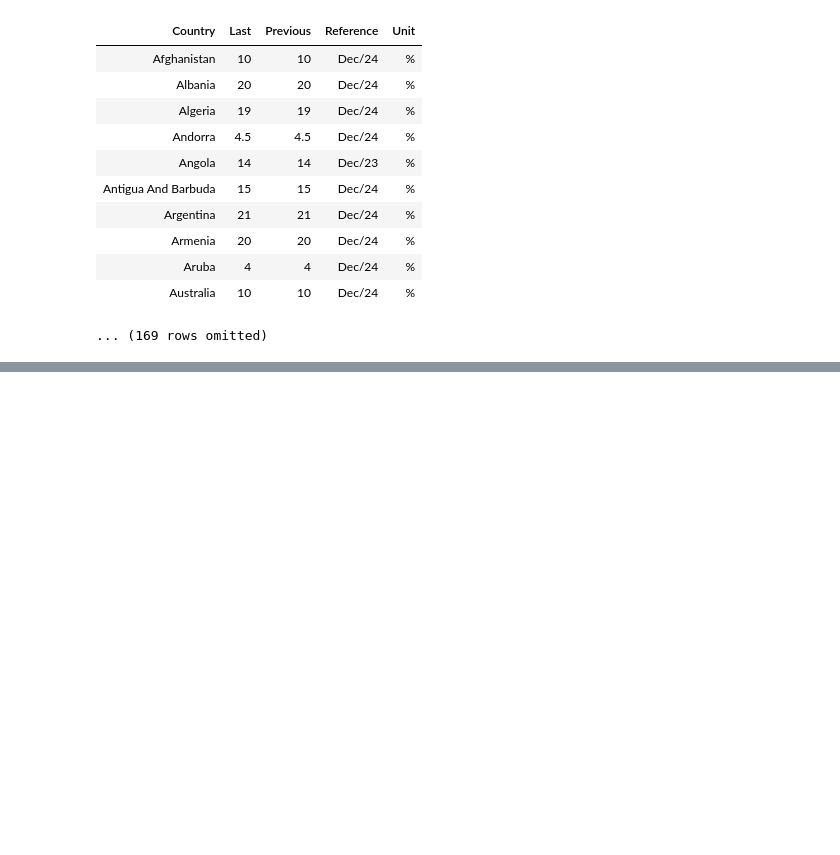
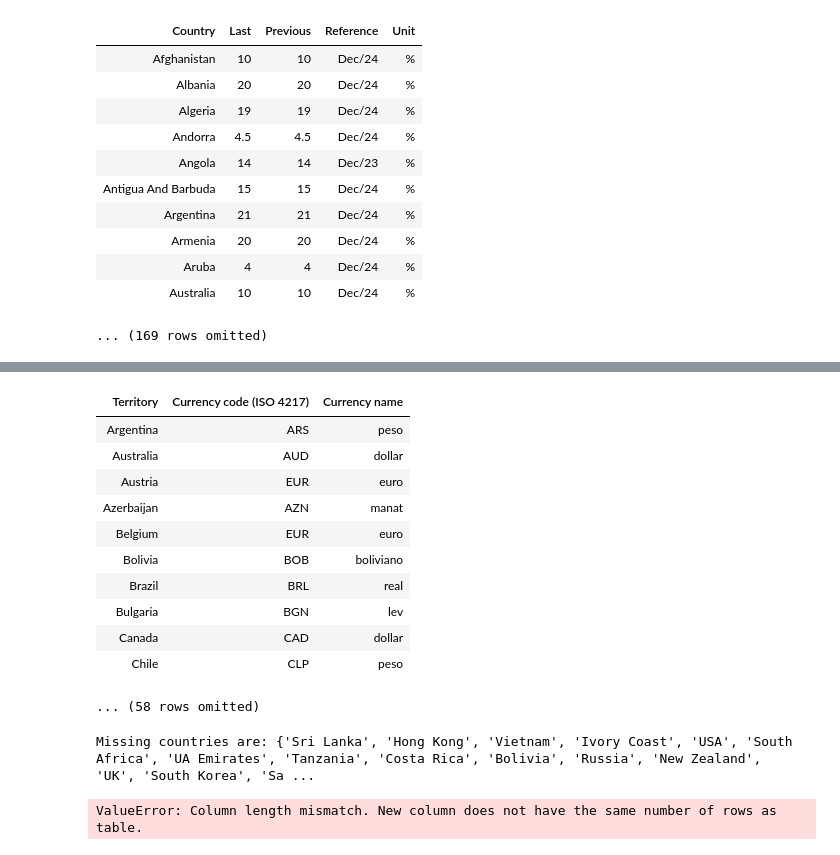
Before and after one commit to aneesakram/CMPUT-191---A3, a Jupyter notebook: work.ipynb, the cells around one changed output, grey strips where cells are left out. Saved outputs shown, nothing was run; the diff lists cells and outputs as text; code cells hidden in the pictures; blank space fills up the shorter version.

```diff
--- a/work.ipynb
+++ b/work.ipynb
@@ -90,0 +217,30 @@ currency_table
+# %%
+final_currency_table = currency_table.where("Territory", lambda c: c in egg_price_table.column('Countries'))
+#final_currency_table = final_currency_table.drop(["Number", "Currency"])
+final_currency_table
+# %% [output]
+| Territory | Currency code (ISO 4217) | Currency name |
+| Argentina | ARS | peso |
+| Australia | AUD | dollar |
+| Austria | EUR | euro |
+| Azerbaijan | AZN | manat |
+| Belgium | EUR | euro |
+| Bolivia | BOB | boliviano |
+| Brazil | BRL | real |
+| Bulgaria | BGN | lev |
+| Canada | CAD | dollar |
+| Chile | CLP | peso |
+... (58 rows omitted)
+# %%
+currency_countries_set = set(final_currency_table.column("Country"))
+
+missing_countries2 = egg_countries_set - currency_countries_set
+
+print(f"Missing countries are: {missing_countries2}")
+# %% [output]
+Missing countries are: {'Sri Lanka', 'Hong Kong', 'Vietnam', 'Ivory Coast', 'USA', 'South Africa', 'UA Emirates', 'Tanzania', 'Costa Rica', 'Bolivia', 'Russia', 'New Zealand', 'UK', 'South Korea', 'Sa ...
+# %%
+data = egg_price_table.with_columns("Sales Tax Rate (%)", final_tax_price_table.column("Sales Tax Rate (%)"))
+data
+# %% [output]
+ValueError: Column length mismatch. New column does not have the same number of rows as table.
```
Also changed, not shown: parts of 8 cells of this notebook.
